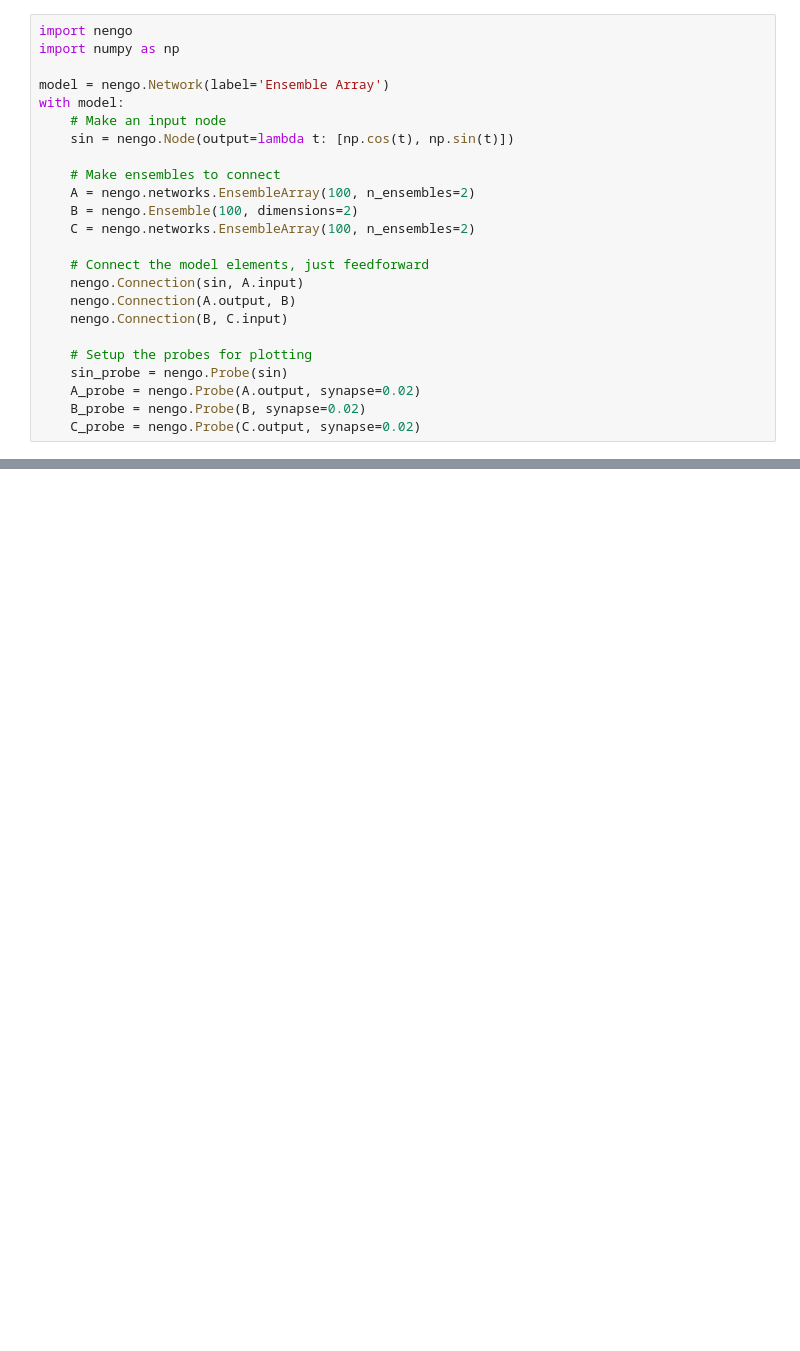
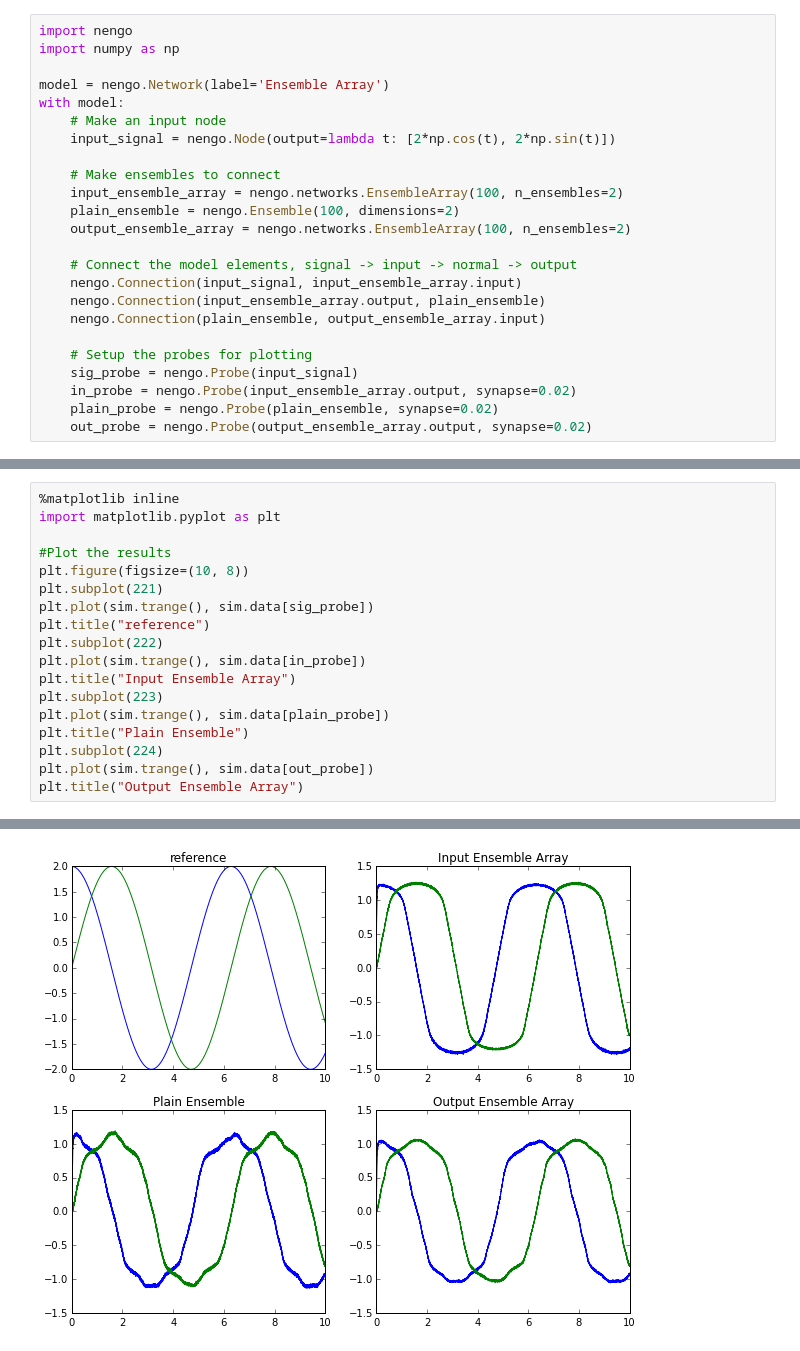
Before and after one commit to nengo/nengo, a Jupyter notebook: examples/ensemble_array.ipynb, the cells around one changed output, grey strips where cells are left out. Cells and saved outputs as stored; diff of their text form; blank space fills up the shorter version.

Commit message:
improved ensemble array example

```diff
--- a/examples/ensemble_array.ipynb
+++ b/examples/ensemble_array.ipynb
@@ -11,23 +13,23 @@ import numpy as np
 model = nengo.Network(label='Ensemble Array')
 with model:
     # Make an input node
-    sin = nengo.Node(output=lambda t: [np.cos(t), np.sin(t)])
+    input_signal = nengo.Node(output=lambda t: [2*np.cos(t), 2*np.sin(t)])
 
     # Make ensembles to connect
-    A = nengo.networks.EnsembleArray(100, n_ensembles=2)
-    B = nengo.Ensemble(100, dimensions=2)
-    C = nengo.networks.EnsembleArray(100, n_ensembles=2)
+    input_ensemble_array = nengo.networks.EnsembleArray(100, n_ensembles=2)
+    plain_ensemble = nengo.Ensemble(100, dimensions=2)
+    output_ensemble_array = nengo.networks.EnsembleArray(100, n_ensembles=2)
 
-    # Connect the model elements, just feedforward
-    nengo.Connection(sin, A.input)
-    nengo.Connection(A.output, B)
-    nengo.Connection(B, C.input)
+    # Connect the model elements, signal -> input -> normal -> output
+    nengo.Connection(input_signal, input_ensemble_array.input)
+    nengo.Connection(input_ensemble_array.output, plain_ensemble)
+    nengo.Connection(plain_ensemble, output_ensemble_array.input)
 
     # Setup the probes for plotting
-    sin_probe = nengo.Probe(sin)
-    A_probe = nengo.Probe(A.output, synapse=0.02)
-    B_probe = nengo.Probe(B, synapse=0.02)
-    C_probe = nengo.Probe(C.output, synapse=0.02)
+    sig_probe = nengo.Probe(input_signal)
+    in_probe = nengo.Probe(input_ensemble_array.output, synapse=0.02)
+    plain_probe = nengo.Probe(plain_ensemble, synapse=0.02)
+    out_probe = nengo.Probe(output_ensemble_array.output, synapse=0.02)
 # %%
 # Set up and run the simulator
 sim = nengo.Simulator(model)
@@ -34,0 +39,19 @@ sim.run(10)
+# %%
+%matplotlib inline
+import matplotlib.pyplot as plt
+
+#Plot the results
+plt.figure(figsize=(10, 8))
+plt.subplot(221)
+plt.plot(sim.trange(), sim.data[sig_probe])
+plt.title("reference")
+plt.subplot(222)
+plt.plot(sim.trange(), sim.data[in_probe])
+plt.title("Input Ensemble Array")
+plt.subplot(223)
+plt.plot(sim.trange(), sim.data[plain_probe])
+plt.title("Plain Ensemble")
+plt.subplot(224)
+plt.plot(sim.trange(), sim.data[out_probe])
+plt.title("Output Ensemble Array")
+# %% [output]
@@ -34,0 +59 @@ sim.run(10)
+[figure, added]
```
Also changed, not shown: parts of 10 cells of this notebook, 1 other file.
